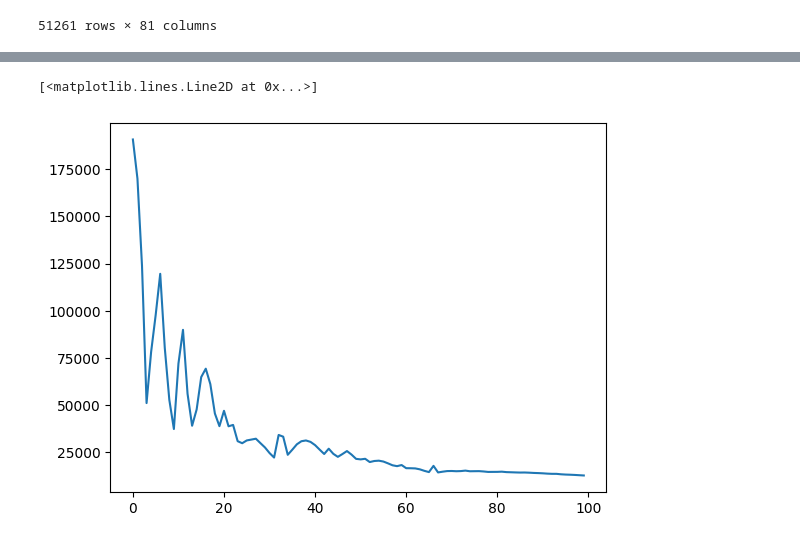
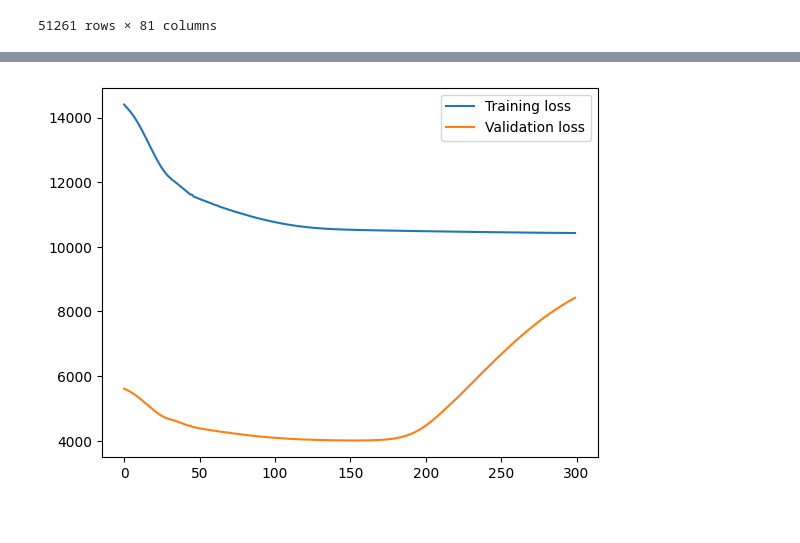
Before and after one commit to LokeshBadisa/Convolve2.0, a Jupyter notebook: Lokesh/RNN.ipynb, the cells around one changed output, grey strips where cells are left out. Drawn from its saved outputs; the diff is of its cells as text; code cells hidden in the pictures.

```diff
--- a/Lokesh/RNN.ipynb
+++ b/Lokesh/RNN.ipynb
@@ -47,12 +48,12 @@ Index(['txn_1', 'txn_2', 'txn_3', 'txn_4', 'txn_5', 'txn_6', 'txn_7', 'txn_8',
       dtype='object')
 # %%
 y_train = train['Target']
-train.drop(columns=['Target','country_code'], inplace=True)
+train.drop(columns=['Target'], inplace=True)
 X_train1 = train.drop(columns=txn_cols)
 X_train2 = train[txn_cols]
 
 y_test = test['Target']
-test.drop(columns=['Target','country_code'], inplace=True)
+test.drop(columns=['Target'], inplace=True)
 X_test1 = test.drop(columns=txn_cols)
 X_test2 = test[txn_cols]
 # %%
@@ -87,6 +88,21 @@ X_train2
 | 51259 | 0.0 | 0.0 | 0.0 | 0.0 | 0.0 | 0.0 | 0.0 | 0.0 | 0.0 | 0.0 | ... | ... |
 | 51260 | 0.0 | 0.0 | 0.0 | 0.0 | 0.0 | 1.0 | 0.0 | 0.0 | 0.0 | 0.0 | ... | ... |
 51261 rows × 81 columns
+# %%
+for i in X_train1.columns:
+    scaler = MinMaxScaler()
+    scaler.fit(X_train1[i].values.reshape(-1,1))
+    scaler.fit(X_test1[i].values.reshape(-1,1))
+    X_train1[i] = scaler.transform(X_train1[i].values.reshape(-1,1))
+    X_test1[i] = scaler.transform(X_test1[i].values.reshape(-1,1))
+X_train1 = np.array(X_train1)
+X_test1 = np.array(X_test1)
+# %%
+scaler = MinMaxScaler()
+scaler.fit(X_train2)
+scaler.fit(X_test2)
+X_train2 = scaler.transform(X_train2)
+X_test2 = scaler.transform(X_test2)
 # %%
 class RNNModel(nn.Module):
     def __init__(self, input_size, hidden_size, output_size):
@@ -134,16 +150,19 @@ combined_model = CombinedModel(rnn_model, linear_model, 10)
 criterion = nn.CrossEntropyLoss()
 optimizer = torch.optim.Adam(combined_model.parameters(), lr=0.01)
 
-num_epochs = 100
+num_epochs = 300
 train_loss = []
+test_loss = []
 
 for epoch in range(num_epochs):
     combined_model.train()
     optimizer.zero_grad()
-    y_pred = combined_model(torch.Tensor(X_train2.values).unsqueeze(-1),torch.Tensor(X_train1.values))
+    y_pred = combined_model(torch.Tensor(X_train2).unsqueeze(-1),torch.Tensor(X_train1))
     loss = criterion(y_pred.squeeze(),torch.Tensor(y_train.values))
     loss.backward()
     optimizer.step()
+    teloss = criterion(combined_model(torch.Tensor(X_test2).unsqueeze(-1),torch.Tensor(X_test1)).squeeze(),torch.Tensor(y_test.values))
+    test_loss.append(teloss.item())
     train_loss.append(loss.item())
     print('Epoch: {} \tLoss: {:.6f}'.format(epoch + 1, loss.item()))
 # %% [output]
@@ -167,5 +186,7 @@ Epoch: 100      Loss: 12752.610352
 # %%
-plt.plot(range(100),train_loss, label='Training loss')
+plt.plot(range(300),train_loss, label='Training loss')
+plt.plot(range(300),test_loss, label='Validation loss')
+plt.legend()
+plt.show()
 # %% [output]
-[<matplotlib.lines.Line2D at 0x...>]
-[figure, old version]
+[figure, new version]
```
Also changed, not shown: parts of 3 cells of this notebook.
